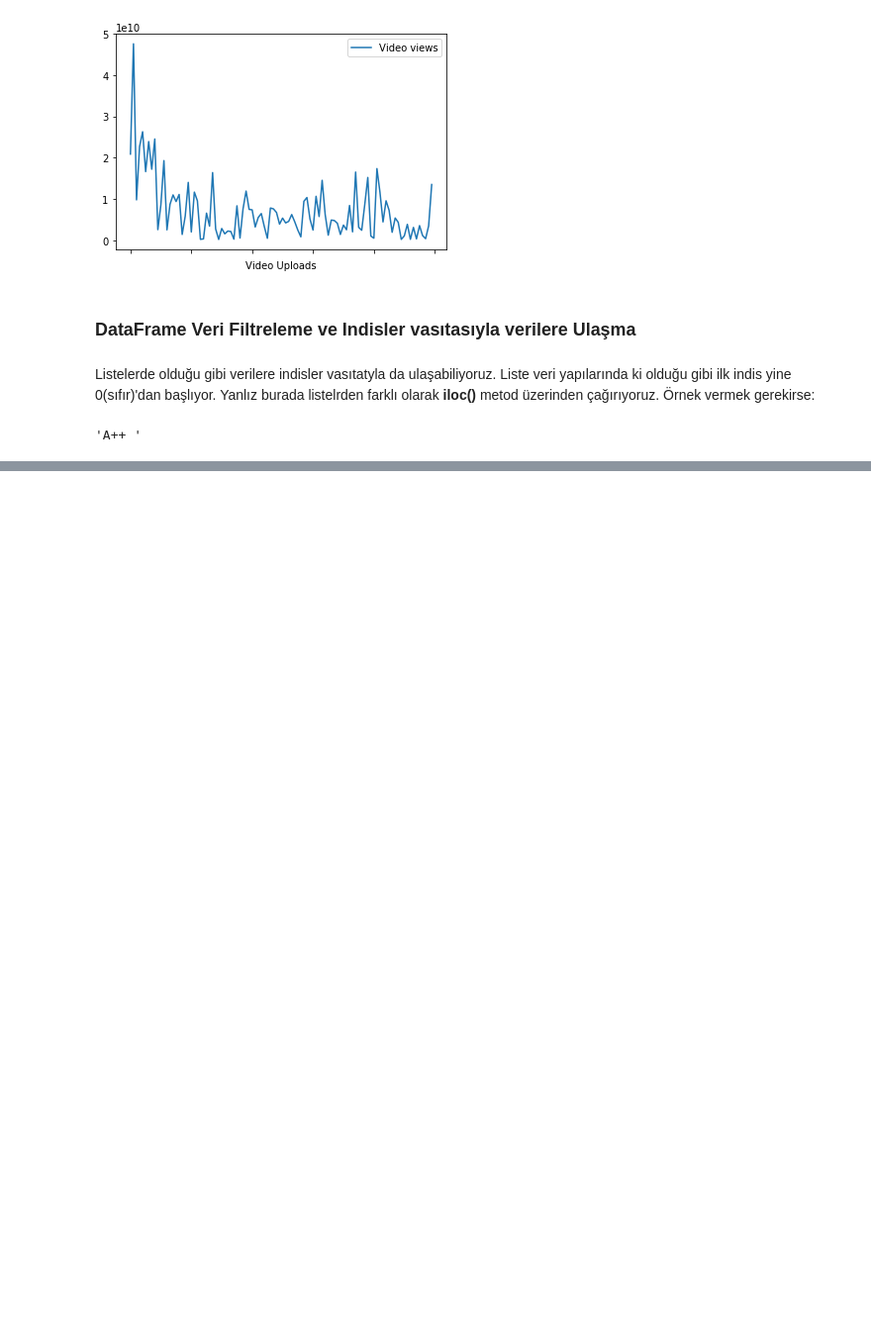
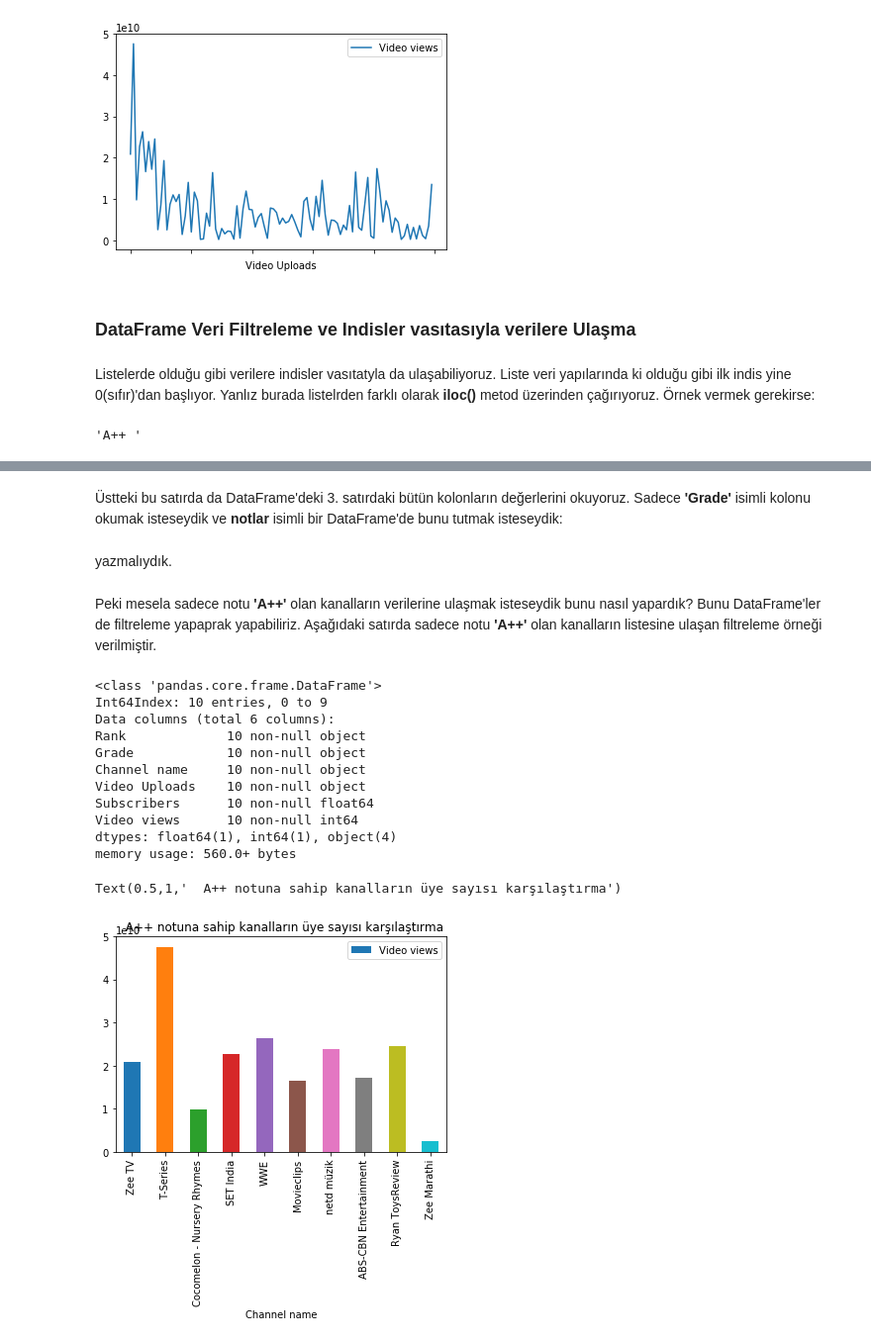
Before and after one commit to EnginKan/IleriKodlama, a Jupyter notebook: Pandas_Modülü_Giris.ipynb, the cells around one changed output, grey strips where cells are left out. Shown at 99% size. Saved outputs shown, nothing was run; the diff lists cells and outputs as text; code cells hidden in the pictures; blank space fills up the shorter version.

```diff
--- a/Pandas_Modülü_Giris.ipynb
+++ b/Pandas_Modülü_Giris.ipynb
@@ -129,0 +139,3 @@ Bu örnekte verimizn birinci satırndaki 2. kolondaki veriyi çekmiş olduk.
+# %% [markdown]
+Üstteki bu satırda da DataFrame'deki 3. satırdaki bütün kolonların değerlerini okuyoruz.
+Sadece __'Grade'__ isimli kolonu okumak isteseydik ve __notlar__ isimli bir DataFrame'de bunu tutmak isteseydik:
@@ -129,0 +145,25 @@ Bu örnekte verimizn birinci satırndaki 2. kolondaki veriyi çekmiş olduk.
+# %% [markdown]
+yazmalıydık.
+# %% [markdown]
+Peki mesela sadece notu __'A++'__ olan kanalların verilerine ulaşmak isteseydik bunu nasıl yapardık? Bunu DataFrame'ler
+de filtreleme yapaprak yapabiliriz. Aşağıdaki satırda sadece notu __'A++'__ olan kanalların listesine ulaşan filtreleme örneği
+verilmiştir.
+# %%
+Aplus_kanallar=df[df.Grade=='A++ ']
+Aplus_kanallar.info()
+Aplus_kanallar.plot.bar(x ='Channel name', y = 'Video views')
+plt.title('  A++ notuna sahip kanalların üye sayısı karşılaştırma')
+# %% [output]
+<class 'pandas.core.frame.DataFrame'>
+Int64Index: 10 entries, 0 to 9
+Data columns (total 6 columns):
+Rank             10 non-null object
+Grade            10 non-null object
+Channel name     10 non-null object
+Video Uploads    10 non-null object
+Subscribers      10 non-null float64
+Video views      10 non-null int64
+dtypes: float64(1), int64(1), object(4)
+memory usage: 560.0+ bytes
+Text(0.5,1,'  A++ notuna sahip kanalların üye sayısı karşılaştırma')
+[figure, added]
```
Also changed, not shown: parts of 19 cells of this notebook.
